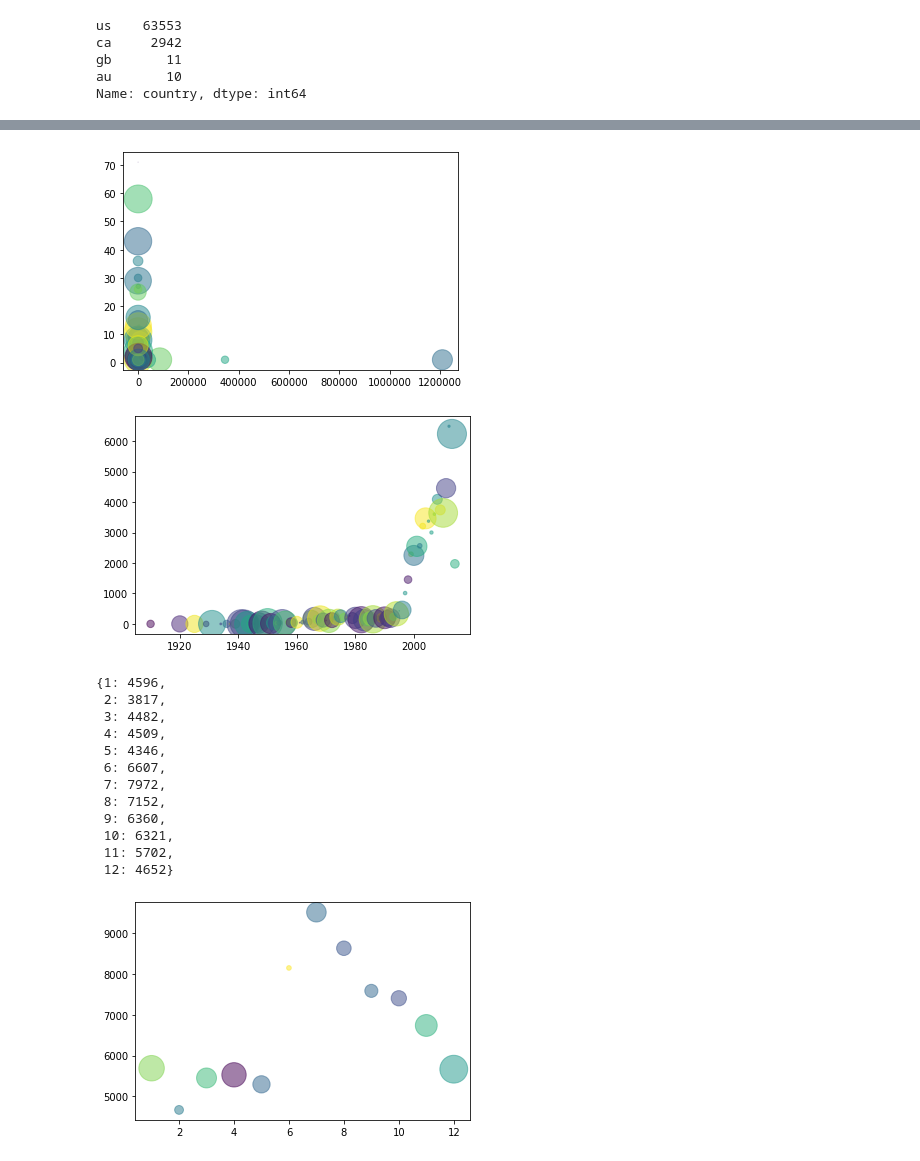
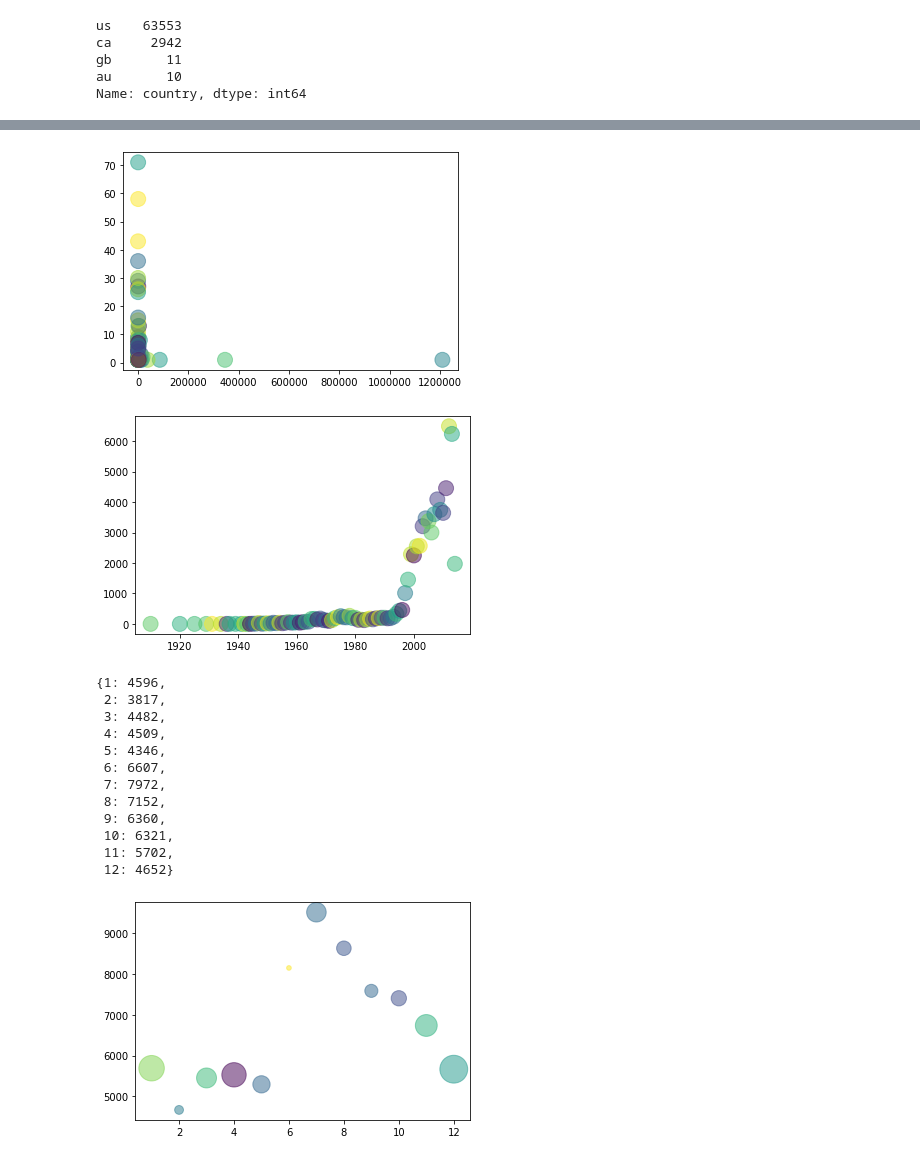
Before and after one commit to JavierLuna/data-labs, a Jupyter notebook: module-1/pipelines-project/your-code/ufo_analysis.ipynb, the cells around one changed output, grey strips where cells are left out. Drawn from its saved outputs; the diff is of its cells as text; code cells hidden in the pictures.

```diff
--- a/module-1/pipelines-project/your-code/ufo_analysis.ipynb
+++ b/module-1/pipelines-project/your-code/ufo_analysis.ipynb
@@ -306,32 +265,31 @@ lol = getFrequencies(australian_ufos, 'length_of_encounter_seconds')
 # %%
 import numpy as np
 import matplotlib.pyplot as plt
-
 N = 56
 x = lol.keys()
 y = lol.values()
 colors = np.random.rand(N)
-area = (30 * np.random.rand(N))**2  # 0 to 15 point radii
+area = (15)**2  # 0 to 15 point radii
 
 plt.scatter(x, y, s=area, c=colors, alpha=0.5)
 plt.show()
 # %% [output]
-[figure, old version]
+[figure, new version]
 # %%
 import numpy as np
 import matplotlib.pyplot as plt
 
 N = 83
 x = annual_freq2.keys()
 y = annual_freq2.values()
 colors = np.random.rand(N)
-area = (30 * np.random.rand(N))**2  # 0 to 15 point radii
+area = (15)**2  # 0 to 15 point radii
 
 plt.scatter(x, y, s=area, c=colors, alpha=0.5)
 plt.show()
 monthly_freq2
 # %% [output]
-[figure, old version]
+[figure, new version]
 {1: 4596,
  2: 3817,
  3: 4482,
```
Also changed, not shown: parts of 8 cells of this notebook.
